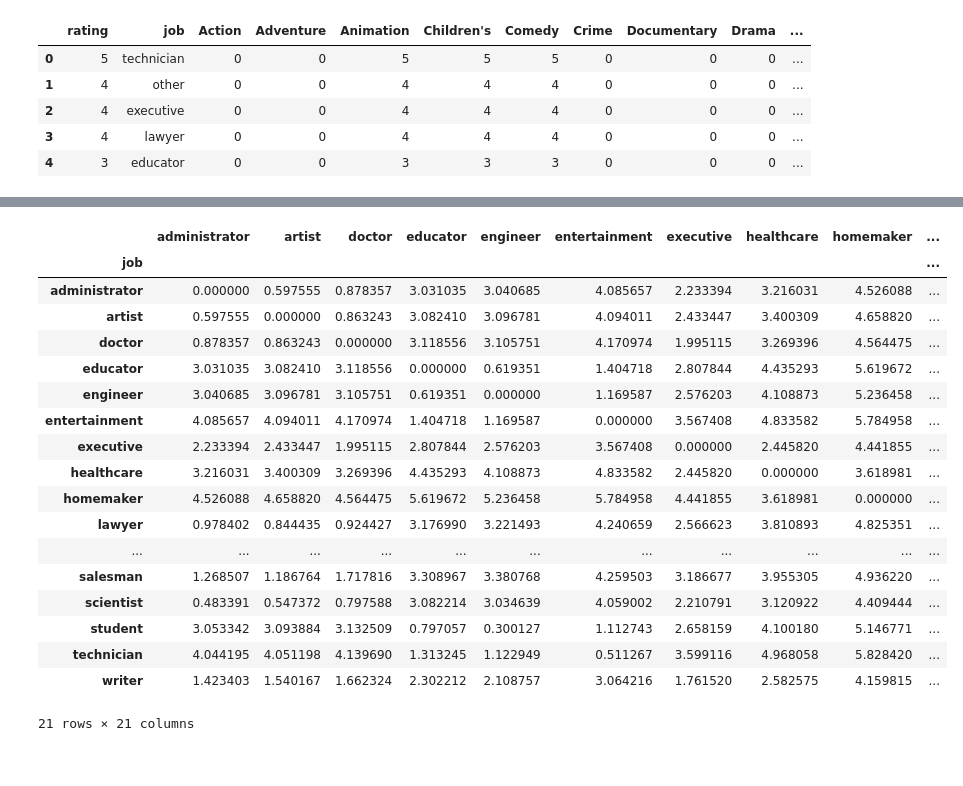
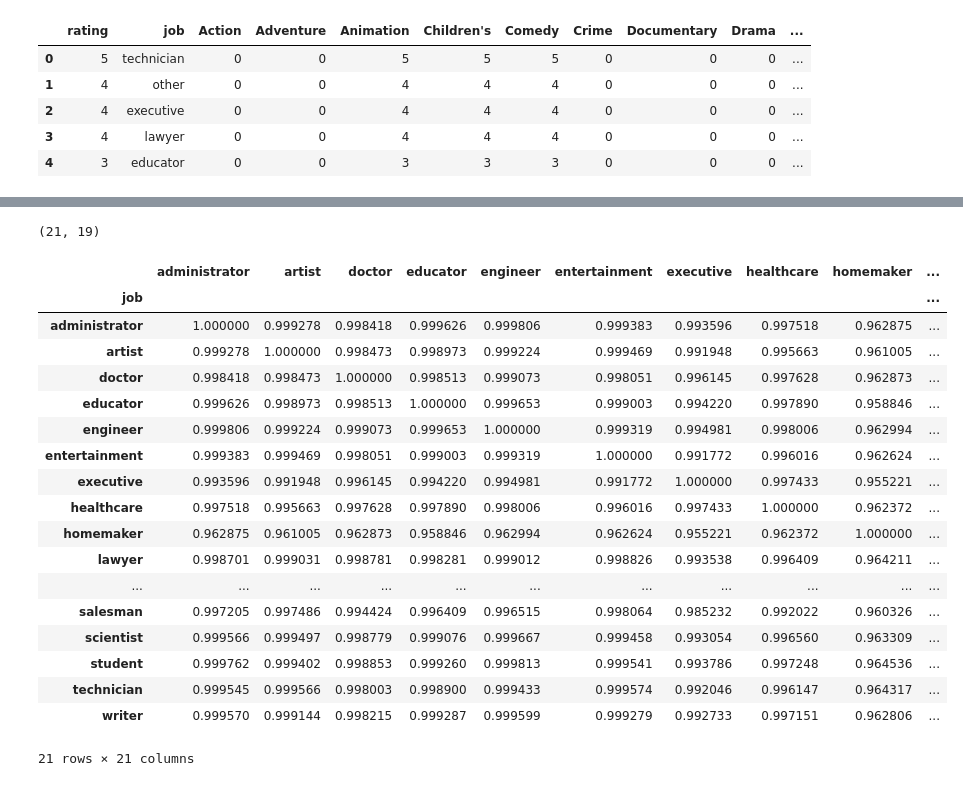
Before and after one commit to ayhem18/MovieLens_RecSys, a Jupyter notebook: notebooks/put_all_data_together.ipynb, the cells around one changed output, grey strips where cells are left out. Saved outputs shown, nothing was run; the diff lists cells and outputs as text; code cells hidden in the pictures.

```diff
--- a/notebooks/put_all_data_together.ipynb
+++ b/notebooks/put_all_data_together.ipynb
@@ -247,4 +250,5 @@ df_reduced_with_ratings.head()
 | 3 | 4 | lawyer | 0 | 0 | 4 | 4 | 4 | 0 | 0 | 0 | ... |
 | 4 | 3 | educator | 0 | 0 | 3 | 3 | 3 | 0 | 0 | 0 | ... |
 # %%
-genre_rating_per_job = df_reduced_with_ratings.drop(columns=['rating']).groupby('job').agg('std')
+genre_rating_per_job = df_reduced_with_ratings.groupby('job').agg(func='sum')
+genre_rating_per_job.shape
@@ -270,32 +257,43 @@ sns.heatmap(job_genre_rating_)
+# %%
+# calculate the movies per genre and per job
+genre_per_job = df_reduced.groupby('job').agg(func='sum')
+genre_per_job.shape
+# %% [output]
+(21, 19)
+# %%
+# we can now calculate the average rate per job for each genre
+# simply by dividing
+genre_job_emb = (genre_rating_per_job / genre_per_job).fillna(0)
 # %%
 # let's see if our built representations are indeed discriminative
 job_embeddings_diffs = np.zeros(shape=(21, 21))
-for i1, job1 in enumerate(job_genre_rating_.index):
-    for i2, job2 in enumerate(job_genre_rating_.index):
-        e1, e2 = job_genre_rating_.loc[job1].values, job_genre_rating_.loc[job2].values
-        job_embeddings_diffs[i1, i2] = np.linalg.norm(e1 - e2)
+for i1, job1 in enumerate(genre_job_emb.index):
+    for i2, job2 in enumerate(genre_job_emb.index):
+        e1, e2 = genre_job_emb.loc[job1].values, genre_job_emb.loc[job2].values
+        # compute the cosine difference between the representation of the first and second job
+        job_embeddings_diffs[i1, i2] = np.dot((e1 / np.linalg.norm(e1)), (e2 / np.linalg.norm(e2)))
 
-job_embeddings_diffs = pd.DataFrame(data=job_embeddings_diffs, index=job_genre_rating_.index, columns=list(job_genre_rating_.index))
+job_embeddings_diffs = pd.DataFrame(data=job_embeddings_diffs, index=genre_job_emb.index, columns=list(genre_job_emb.index))
 job_embeddings_diffs
 # %% [output]
 |  | administrator | artist | doctor | educator | engineer | entertainment | executive | healthcare | homemaker | ... |
 | job |  |  |  |  |  |  |  |  |  | ... |
-| administrator | 0.000000 | 0.597555 | 0.878357 | 3.031035 | 3.040685 | 4.085657 | 2.233394 | 3.216031 | 4.526088 | ... |
-| artist | 0.597555 | 0.000000 | 0.863243 | 3.082410 | 3.096781 | 4.094011 | 2.433447 | 3.400309 | 4.658820 | ... |
-| doctor | 0.878357 | 0.863243 | 0.000000 | 3.118556 | 3.105751 | 4.170974 | 1.995115 | 3.269396 | 4.564475 | ... |
-| educator | 3.031035 | 3.082410 | 3.118556 | 0.000000 | 0.619351 | 1.404718 | 2.807844 | 4.435293 | 5.619672 | ... |
-| engineer | 3.040685 | 3.096781 | 3.105751 | 0.619351 | 0.000000 | 1.169587 | 2.576203 | 4.108873 | 5.236458 | ... |
-| entertainment | 4.085657 | 4.094011 | 4.170974 | 1.404718 | 1.169587 | 0.000000 | 3.567408 | 4.833582 | 5.784958 | ... |
-| executive | 2.233394 | 2.433447 | 1.995115 | 2.807844 | 2.576203 | 3.567408 | 0.000000 | 2.445820 | 4.441855 | ... |
-| healthcare | 3.216031 | 3.400309 | 3.269396 | 4.435293 | 4.108873 | 4.833582 | 2.445820 | 0.000000 | 3.618981 | ... |
-| homemaker | 4.526088 | 4.658820 | 4.564475 | 5.619672 | 5.236458 | 5.784958 | 4.441855 | 3.618981 | 0.000000 | ... |
-| lawyer | 0.978402 | 0.844435 | 0.924427 | 3.176990 | 3.221493 | 4.240659 | 2.566623 | 3.810893 | 4.825351 | ... |
+| administrator | 1.000000 | 0.999278 | 0.998418 | 0.999626 | 0.999806 | 0.999383 | 0.993596 | 0.997518 | 0.962875 | ... |
+| artist | 0.999278 | 1.000000 | 0.998473 | 0.998973 | 0.999224 | 0.999469 | 0.991948 | 0.995663 | 0.961005 | ... |
+| doctor | 0.998418 | 0.998473 | 1.000000 | 0.998513 | 0.999073 | 0.998051 | 0.996145 | 0.997628 | 0.962873 | ... |
+| educator | 0.999626 | 0.998973 | 0.998513 | 1.000000 | 0.999653 | 0.999003 | 0.994220 | 0.997890 | 0.958846 | ... |
+| engineer | 0.999806 | 0.999224 | 0.999073 | 0.999653 | 1.000000 | 0.999319 | 0.994981 | 0.998006 | 0.962994 | ... |
+| entertainment | 0.999383 | 0.999469 | 0.998051 | 0.999003 | 0.999319 | 1.000000 | 0.991772 | 0.996016 | 0.962624 | ... |
+| executive | 0.993596 | 0.991948 | 0.996145 | 0.994220 | 0.994981 | 0.991772 | 1.000000 | 0.997433 | 0.955221 | ... |
+| healthcare | 0.997518 | 0.995663 | 0.997628 | 0.997890 | 0.998006 | 0.996016 | 0.997433 | 1.000000 | 0.962372 | ... |
+| homemaker | 0.962875 | 0.961005 | 0.962873 | 0.958846 | 0.962994 | 0.962624 | 0.955221 | 0.962372 | 1.000000 | ... |
+| lawyer | 0.998701 | 0.999031 | 0.998781 | 0.998281 | 0.999012 | 0.998826 | 0.993538 | 0.996409 | 0.964211 | ... |
 | ... | ... | ... | ... | ... | ... | ... | ... | ... | ... | ... |
-| salesman | 1.268507 | 1.186764 | 1.717816 | 3.308967 | 3.380768 | 4.259503 | 3.186677 | 3.955305 | 4.936220 | ... |
-| scientist | 0.483391 | 0.547372 | 0.797588 | 3.082214 | 3.034639 | 4.059002 | 2.210791 | 3.120922 | 4.409444 | ... |
-| student | 3.053342 | 3.093884 | 3.132509 | 0.797057 | 0.300127 | 1.112743 | 2.658159 | 4.100180 | 5.146771 | ... |
-| technician | 4.044195 | 4.051198 | 4.139690 | 1.313245 | 1.122949 | 0.511267 | 3.599116 | 4.968058 | 5.828420 | ... |
-| writer | 1.423403 | 1.540167 | 1.662324 | 2.302212 | 2.108757 | 3.064216 | 1.761520 | 2.582575 | 4.159815 | ... |
+| salesman | 0.997205 | 0.997486 | 0.994424 | 0.996409 | 0.996515 | 0.998064 | 0.985232 | 0.992022 | 0.960326 | ... |
+| scientist | 0.999566 | 0.999497 | 0.998779 | 0.999076 | 0.999667 | 0.999458 | 0.993054 | 0.996560 | 0.963309 | ... |
+| student | 0.999762 | 0.999402 | 0.998853 | 0.999260 | 0.999813 | 0.999541 | 0.993786 | 0.997248 | 0.964536 | ... |
+| technician | 0.999545 | 0.999566 | 0.998003 | 0.998900 | 0.999433 | 0.999574 | 0.992046 | 0.996147 | 0.964317 | ... |
+| writer | 0.999570 | 0.999144 | 0.998215 | 0.999287 | 0.999599 | 0.999279 | 0.992733 | 0.997151 | 0.962806 | ... |
 21 rows × 21 columns
 # %%
 import seaborn as sns
```
Also changed, not shown: parts of 17 cells of this notebook, 10 other files.
